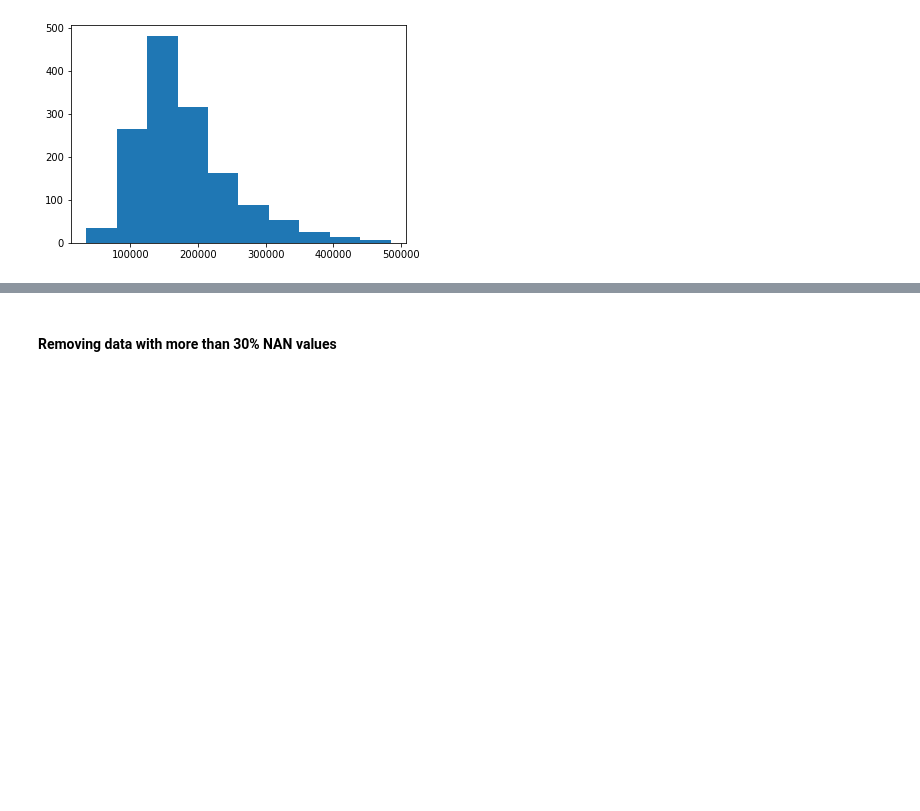
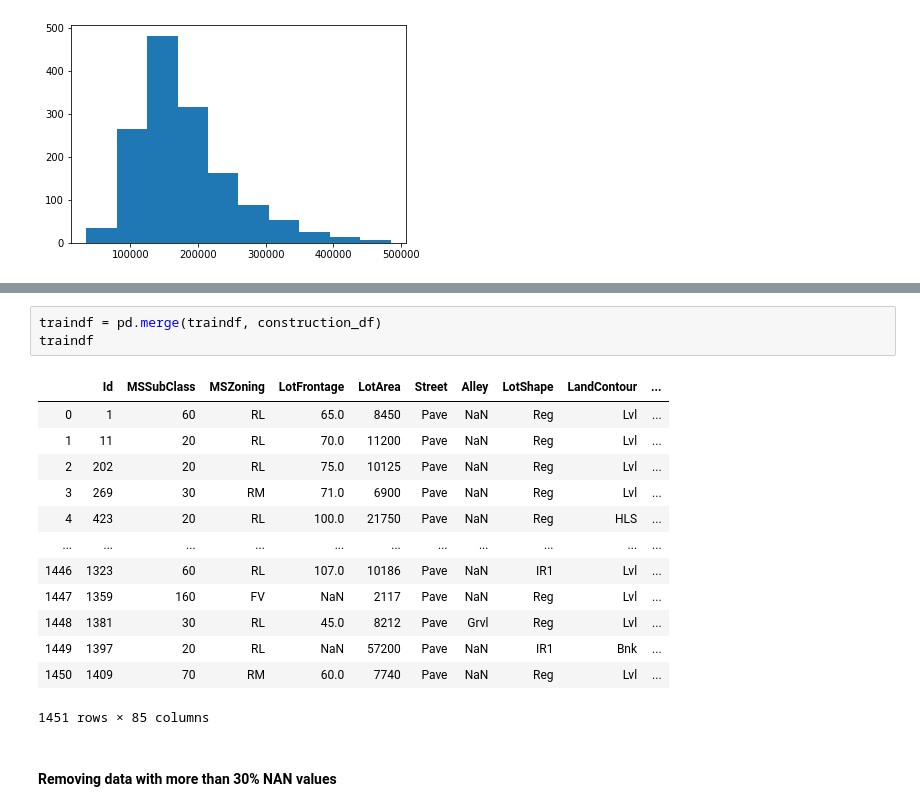
Before and after one commit to wzog99/MultipleLinearReg-HousePrices, a Jupyter notebook: linear_reg.ipynb, the cells around one changed output, grey strips where cells are left out. Saved outputs shown, nothing was run; the diff lists cells and outputs as text; blank space fills up the shorter version.

```diff
--- a/linear_reg.ipynb
+++ b/linear_reg.ipynb
@@ -120,3 +119,20 @@ pd.read_csv('New_construction.csv')
+# %%
+traindf = pd.merge(traindf, construction_df)
+traindf
+# %% [output]
+|  | Id | MSSubClass | MSZoning | LotFrontage | LotArea | Street | Alley | LotShape | LandContour | ... |
+| 0 | 1 | 60 | RL | 65.0 | 8450 | Pave | NaN | Reg | Lvl | ... |
+| 1 | 11 | 20 | RL | 70.0 | 11200 | Pave | NaN | Reg | Lvl | ... |
+| 2 | 202 | 20 | RL | 75.0 | 10125 | Pave | NaN | Reg | Lvl | ... |
+| 3 | 269 | 30 | RM | 71.0 | 6900 | Pave | NaN | Reg | Lvl | ... |
+| 4 | 423 | 20 | RL | 100.0 | 21750 | Pave | NaN | Reg | HLS | ... |
+| ... | ... | ... | ... | ... | ... | ... | ... | ... | ... | ... |
+| 1446 | 1323 | 60 | RL | 107.0 | 10186 | Pave | NaN | IR1 | Lvl | ... |
+| 1447 | 1359 | 160 | FV | NaN | 2117 | Pave | NaN | Reg | Lvl | ... |
+| 1448 | 1381 | 30 | RL | 45.0 | 8212 | Pave | Grvl | Reg | Lvl | ... |
+| 1449 | 1397 | 20 | RL | NaN | 57200 | Pave | NaN | IR1 | Bnk | ... |
+| 1450 | 1409 | 70 | RM | 60.0 | 7740 | Pave | NaN | Reg | Lvl | ... |
+1451 rows × 85 columns
 # %% [markdown]
 #### Removing data with more than 30% NAN values
 # %%
```
Also changed, not shown: parts of 20 cells of this notebook, 1 other file.
